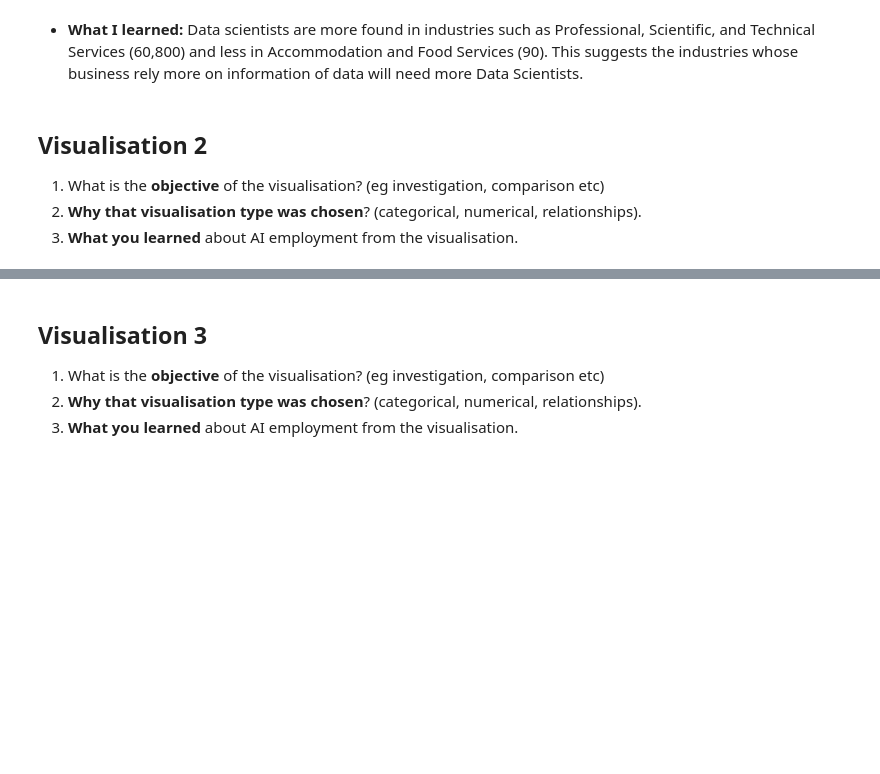
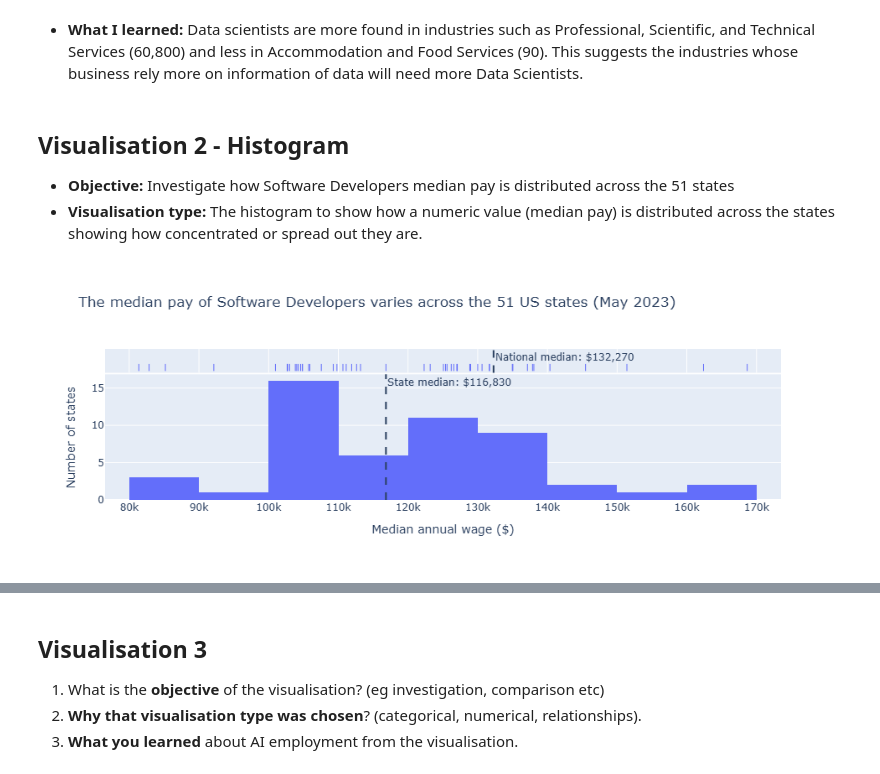
Before and after one commit to BarbSouza/data-visualisation, a Jupyter notebook: data-visualisation.ipynb, the cells around one changed output, grey strips where cells are left out. Cells and saved outputs as stored; diff of their text form; code cells hidden in the pictures; blank space fills up the shorter version.

Commit message:
Visualisation 2 - Histogram
The median pay of Software Developers varies across the 51 US states

```diff
--- a/data-visualisation.ipynb
+++ b/data-visualisation.ipynb
@@ -370,7 +370,25 @@ Top three industry share: 60.5 %
 # %% [markdown]
 - **What I learned:** Data scientists are more found in industries such as Professional, Scientific, and Technical Services (60,800) and less in Accommodation and Food Services (90). This suggests the industries whose business rely more on information of data will need more Data Scientists.
 # %% [markdown]
-## Visualisation 2
-1. What is the **objective** of the visualisation? (eg investigation, comparison etc)
-2. **Why that visualisation type was chosen**? (categorical, numerical, relationships).
-3. **What you learned** about AI employment from the visualisation.
+## Visualisation 2 - Histogram
+- **Objective:** Investigate how Software Developers median pay is distributed across the 51 states
+- **Visualisation type:** The histogram to show how a numeric value (median pay) is distributed across the states showing how concentrated or spread out they are.
+# %%
+software_states = state.loc[(state['OCC_TITLE'] == "Software Developers")]
+national_median_software = national.loc[national['OCC_TITLE'] == "Software Developers", "A_MEDIAN"].iloc[0]
+state_median_software = state.loc[state['OCC_TITLE'] == "Software Developers", "A_MEDIAN"].median()
+fig_hist = px.histogram(
+    software_states,
+    x = 'A_MEDIAN',
+    nbins = 10,
+    title = 'The median pay of Software Developers varies across the 51 US states (May 2023)',
+    labels = {"A_MEDIAN" : "Median annual wage ($)", "count": "Number of states"},
+    marginal="rug",
+    hover_name="AREA_TITLE"
+)
+fig_hist.add_vline(x=national_median_software, line_dash="dash", row=2, col=1,annotation_text=f"National median: ${national_median_software:,.0f}")
+fig_hist.add_vline(x=state_median_software, line_dash="dash", row=1, col=1, annotation_text=f"State median: ${state_median_software:,.0f}")
+fig_hist.update_layout(yaxis_title="Number of states")
+fig_hist.show()
+# %% [output]
+[figure, added]
```
Also changed, not shown: parts of 2 cells of this notebook.
